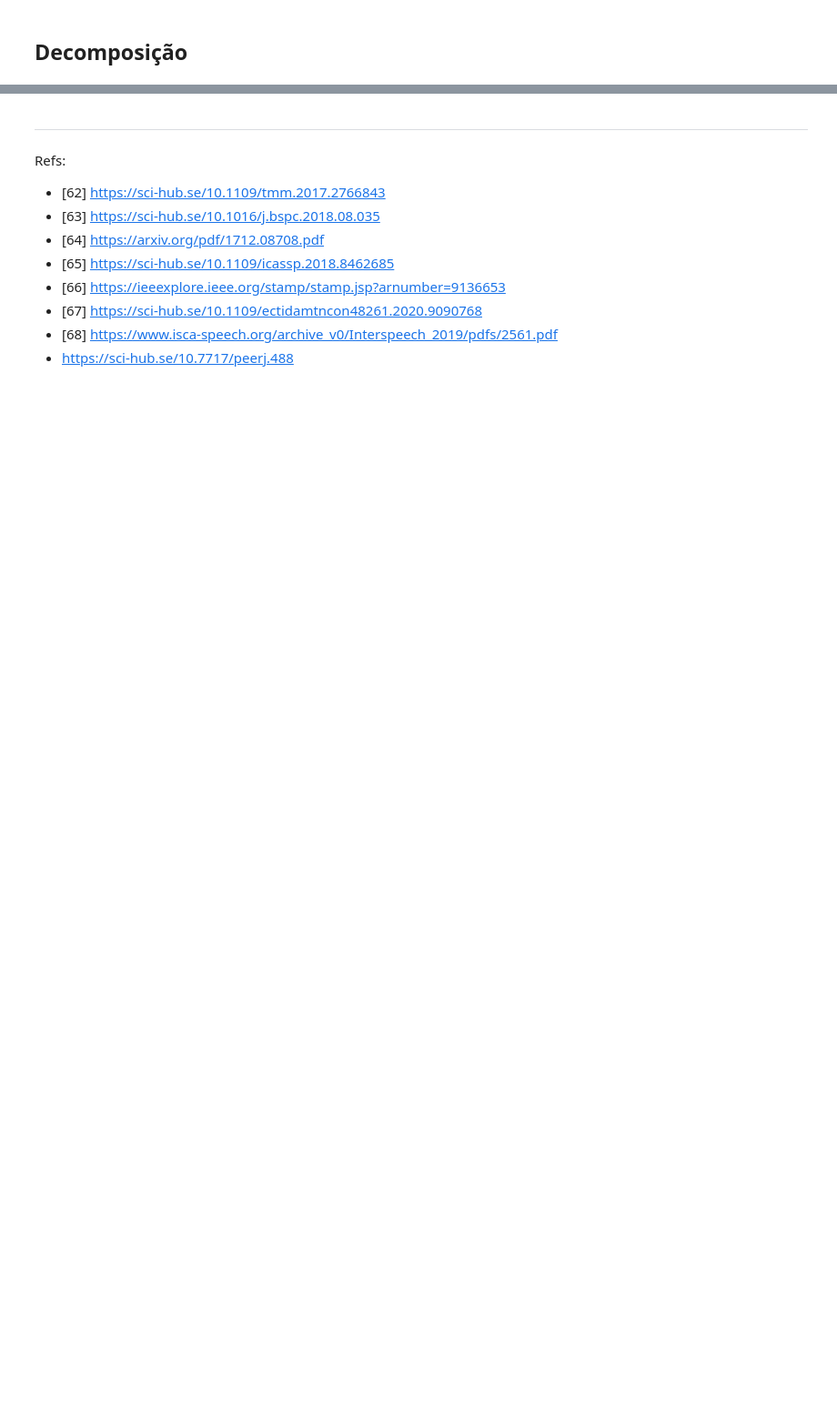
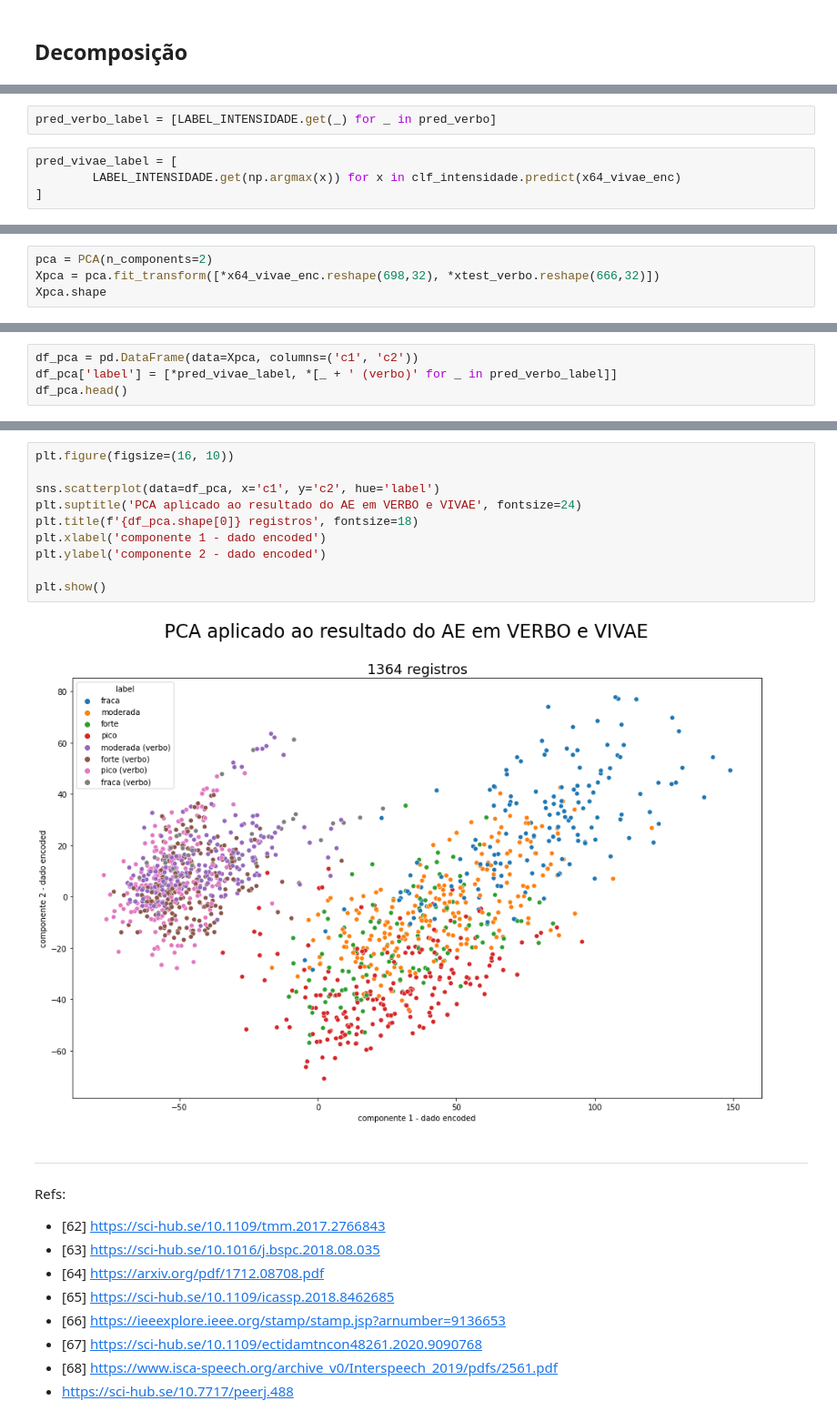
Before and after one commit to htbrandao/ppgi, a Jupyter notebook: modelagem/notebooks/03_A_64_modelagem.ipynb, the cells around one changed output, grey strips where cells are left out. Shown: that part at 91% size. Saved outputs shown, nothing was run; the diff lists cells and outputs as text; blank space fills up the shorter version.

```diff
--- a/modelagem/notebooks/03_A_64_modelagem.ipynb
+++ b/modelagem/notebooks/03_A_64_modelagem.ipynb
@@ -559,0 +585,6 @@ array([2, 2, 2, 2, 2, 2, 2, 2, 2, 2, 2, 2, 2, 2, 2, 2, 2, 2, 2, 0, 2, 1,
+# %%
+pred_verbo_label = [LABEL_INTENSIDADE.get(_) for _ in pred_verbo]
+# %%
+pred_vivae_label = [
+        LABEL_INTENSIDADE.get(np.argmax(x)) for x in clf_intensidade.predict(x64_vivae_enc)
+]
@@ -559,0 +695,4 @@ array([2, 2, 2, 2, 2, 2, 2, 2, 2, 2, 2, 2, 2, 2, 2, 2, 2, 2, 2, 0, 2, 1,
+# %%
+pca = PCA(n_components=2)
+Xpca = pca.fit_transform([*x64_vivae_enc.reshape(698,32), *xtest_verbo.reshape(666,32)])
+Xpca.shape
@@ -559,0 +701,4 @@ array([2, 2, 2, 2, 2, 2, 2, 2, 2, 2, 2, 2, 2, 2, 2, 2, 2, 2, 2, 0, 2, 1,
+# %%
+df_pca = pd.DataFrame(data=Xpca, columns=('c1', 'c2'))
+df_pca['label'] = [*pred_vivae_label, *[_ + ' (verbo)' for _ in pred_verbo_label]]
+df_pca.head()
@@ -560,3 +712,15 @@ array([2, 2, 2, 2, 2, 2, 2, 2, 2, 2, 2, 2, 2, 2, 2, 2, 2, 2, 2, 0, 2, 1,
+# %%
+plt.figure(figsize=(16, 10))
+
+sns.scatterplot(data=df_pca, x='c1', y='c2', hue='label')
+plt.suptitle('PCA aplicado ao resultado do AE em VERBO e VIVAE', fontsize=24)
+plt.title(f'{df_pca.shape[0]} registros', fontsize=18)
+plt.xlabel('componente 1 - dado encoded')
+plt.ylabel('componente 2 - dado encoded')
+
+plt.show()
+# %% [output]
+[figure, added]
 # %% [markdown]
 ___
 Refs:
```
Also changed, not shown: parts of 28 cells of this notebook, 1 other file.
